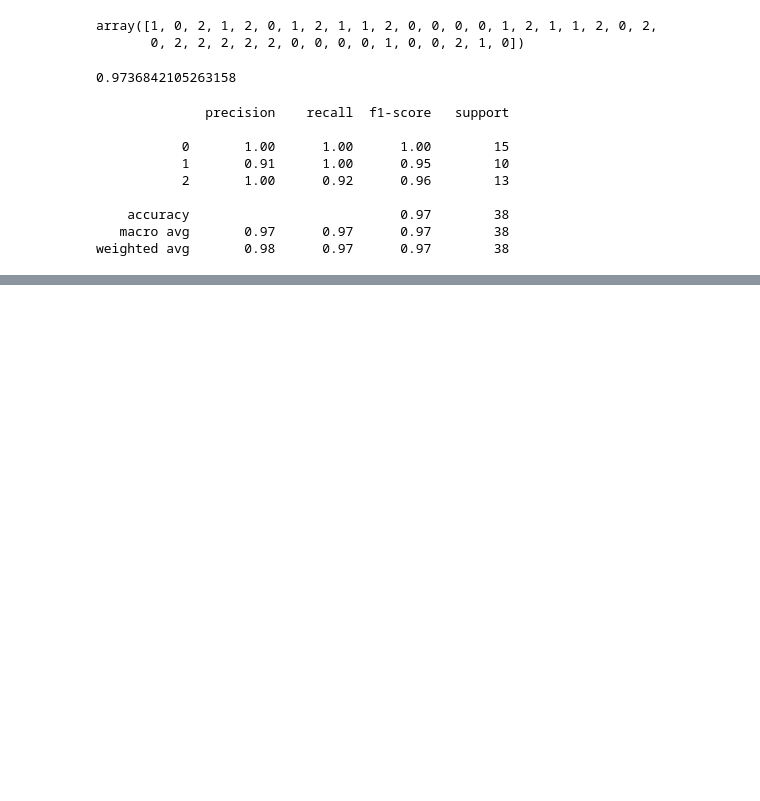
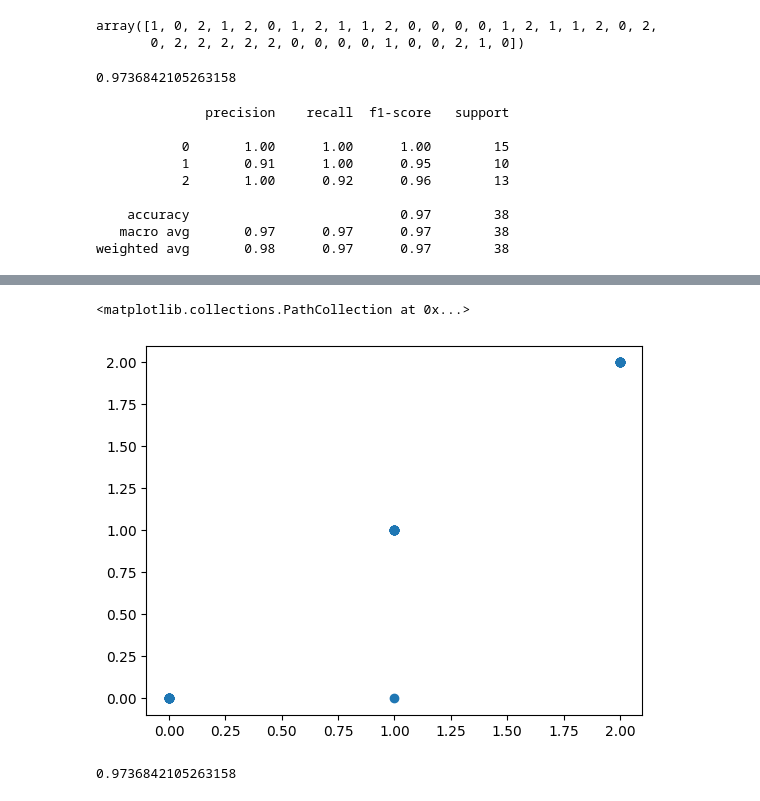
Before and after one commit to Parishri07/Classification-of-flower-categories, a Jupyter notebook: Iris_dataset.ipynb, the cells around one changed output, grey strips where cells are left out. Saved outputs shown, nothing was run; the diff lists cells and outputs as text; code cells hidden in the pictures; blank space fills up the shorter version.

```diff
--- a/Iris_dataset.ipynb
+++ b/Iris_dataset.ipynb
@@ -412,0 +415,14 @@ weighted avg       0.98      0.97      0.97        38
+# %%
+parameter = {
+    'criterion': ['gini', 'entropy', 'log_loss'],
+    'splitter': ['best', 'random'],
+    'max_depth': [1,2,3,4,5],
+    'max_features': ['auto', 'sqrt', 'log2']
+}
+# %%
+from sklearn.model_selection import GridSearchCV
+
+treemodel = DecisionTreeClassifier()
+cv = GridSearchCV(treemodel, param_grid=parameter, cv=5, scoring='accuracy')
+# %%
+cv.fit(X_train, y_train)
@@ -412,0 +443,3 @@ weighted avg       0.98      0.97      0.97        38
+# %%
+y_pred = cv.predict(X_test)
+y_pred
@@ -412,0 +469,12 @@ weighted avg       0.98      0.97      0.97        38
+# %%
+plt.scatter(y_pred, y_test)
+# %% [output]
+<matplotlib.collections.PathCollection at 0x...>
+[figure, added]
+# %%
+from sklearn.metrics import accuracy_score, classification_report
+
+score = accuracy_score(y_test, y_pred)
+score
+# %% [output]
+0.9736842105263158
```
Also changed, not shown: parts of 6 cells of this notebook.
